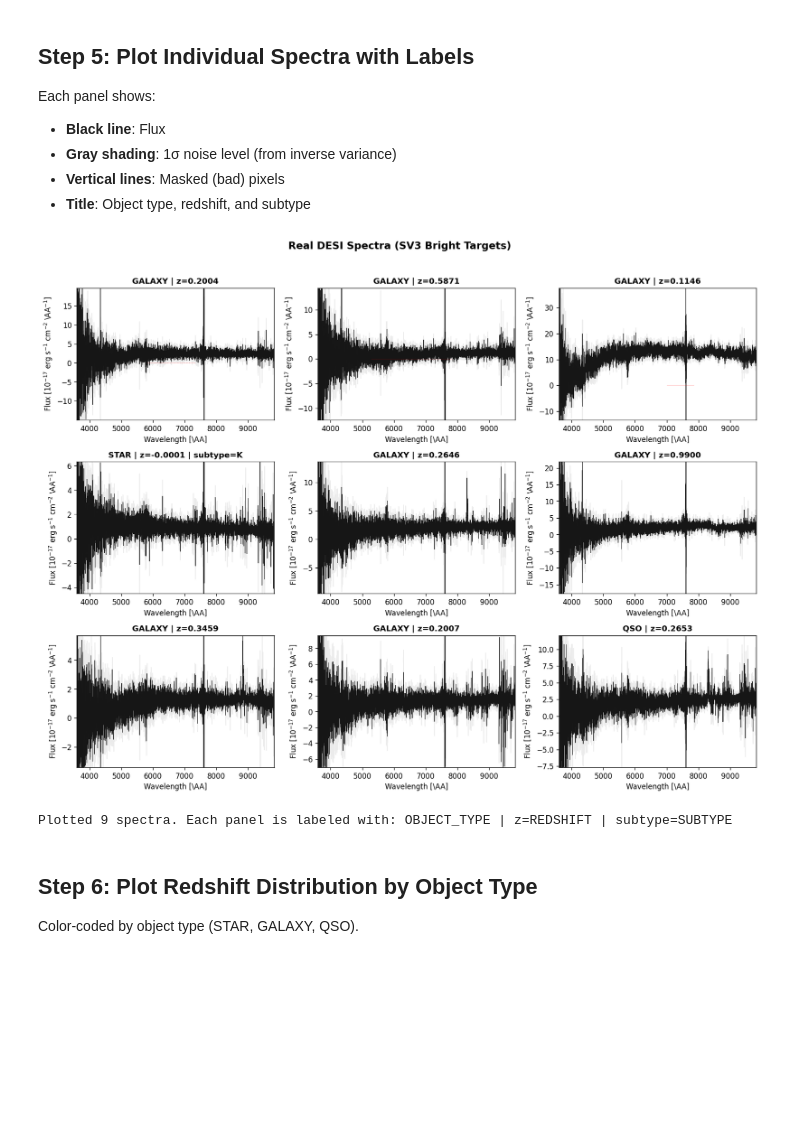
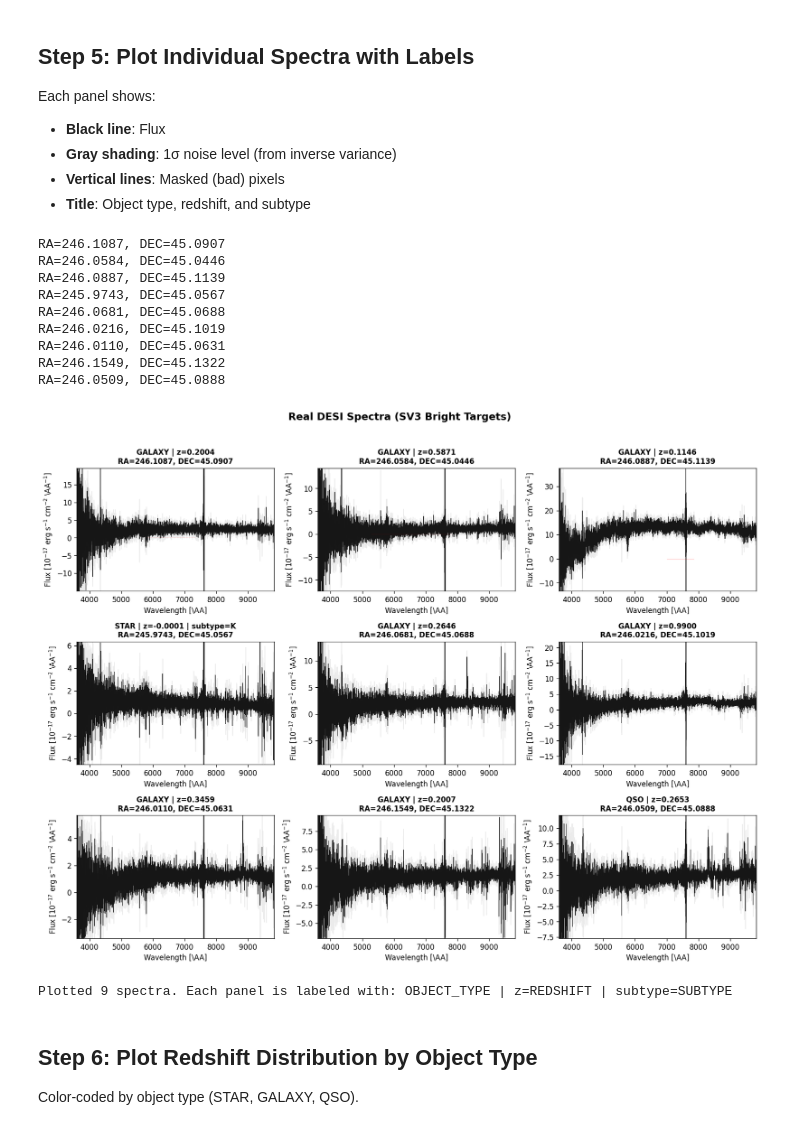
Before and after one commit to cosmologyfoundation/redshifty, a Jupyter notebook: notebooks/01_explore_desi_spectra.ipynb, the cells around one changed output. Drawn from its saved outputs; the diff is of its cells as text; code cells hidden in the pictures; blank space fills up the shorter version.

```diff
--- a/notebooks/01_explore_desi_spectra.ipynb
+++ b/notebooks/01_explore_desi_spectra.ipynb
@@ -122,6 +122,8 @@ def load_spectra(coadd_path, redrock_path, require_good=True):
 
         # Read quality flags
         fiberstatus = ch["FIBERMAP"].data["COADD_FIBERSTATUS"]
+        target_ra = ch["FIBERMAP"].data["TARGET_RA"]
+        target_dec = ch["FIBERMAP"].data["TARGET_DEC"]
         zwarn = rh["REDSHIFTS"].data["ZWARN"]
         redshifts = rh["REDSHIFTS"].data["Z"]
         spectypes = rh["REDSHIFTS"].data["SPECTYPE"]
@@ -180,6 +182,8 @@ def load_spectra(coadd_path, redrock_path, require_good=True):
                 "ivar": all_ivar[sort_idx].astype(np.float32),
                 "mask": all_mask[sort_idx],
                 "z": float(redshifts[i]),
+                "ra": float(target_ra[i]),
+                "dec": float(target_dec[i]),
                 "spectype": spectypes[i],
                 "subtype": subtypes[i],
                 "zwarn": int(zwarn[i]),
@@ -284,7 +288,9 @@ def plot_spectrum(spec, ax=None, show_errors=True):
     title = f"{spec['spectype']} | z={spec['z']:.4f}"
     if spec['subtype']:
         title += f" | subtype={spec['subtype']}"
-    ax.set_title(title, fontsize=11, fontweight='bold')
+    title += f"\nRA={spec['ra']:.4f}, DEC={spec['dec']:.4f}"
+    print(f"RA={spec['ra']:.4f}, DEC={spec['dec']:.4f}")
+    ax.set_title(title, fontsize=10, fontweight='bold')
 
     ax.set_xlabel(r"Wavelength [\AA]")
     ax.set_ylabel(r"Flux [$10^{-17}$ erg s$^{-1}$ cm$^{-2}$ \AA$^{-1}$]")
@@ -295,35 +301,44 @@ def plot_spectrum(spec, ax=None, show_errors=True):
     if len(y_good) > 0:
         y_med = np.median(y_good)
         y_std = np.std(y_good)
         ax.set_ylim(y_med - 5*y_std, y_med + 5*y_std)
 
     return ax
 
 
 # Plot first 9 spectra in a grid
 n_plot = min(9, len(spectra))
 ncols = 3
 nrows = (n_plot + ncols - 1) // ncols
 
 fig, axes = plt.subplots(nrows, ncols, figsize=(14, 3.5*nrows), squeeze=False)
 
 for i in range(n_plot):
     row = i // ncols
     col = i % ncols
     plot_spectrum(spectra[i], ax=axes[row, col])
 
 # Hide unused subplots
 for i in range(n_plot, nrows * ncols):
     axes[i // ncols, i % ncols].axis("off")
 
 plt.suptitle("Real DESI Spectra (SV3 Bright Targets)", fontsize=14, fontweight='bold', y=1.02)
 plt.tight_layout()
 plt.show()
 
 print(f"\nPlotted {n_plot} spectra. Each panel is labeled with: OBJECT_TYPE | z=REDSHIFT | subtype=SUBTYPE")
 # %% [output]
+RA=246.1087, DEC=45.0907
+RA=246.0584, DEC=45.0446
+RA=246.0887, DEC=45.1139
+RA=245.9743, DEC=45.0567
+RA=246.0681, DEC=45.0688
+RA=246.0216, DEC=45.1019
+RA=246.0110, DEC=45.0631
+RA=246.1549, DEC=45.1322
+RA=246.0509, DEC=45.0888
-[figure, old version]
+[figure, new version]
-Plotted 9 spectra. Each panel is labeled with: OBJECT_TYPE | z=REDSHIFT | subtype=SUBTYPE
+Plotted 9 spectra. Each panel is labeled with: OBJECT_TYPE | z=REDSHIFT | subtype=SUBTYPE
 # %% [markdown]
 ## Step 6: Plot Redshift Distribution by Object Type
 
```
Also changed, not shown: parts of 5 cells of this notebook, 1 other file.
